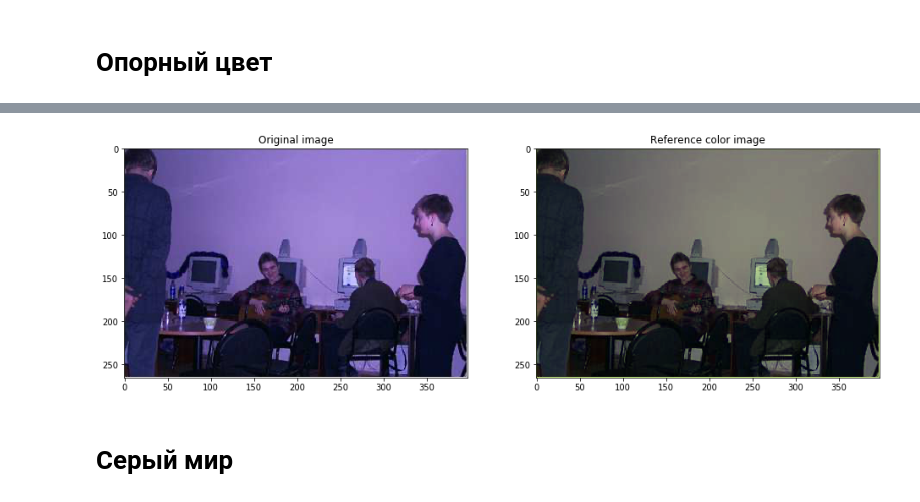
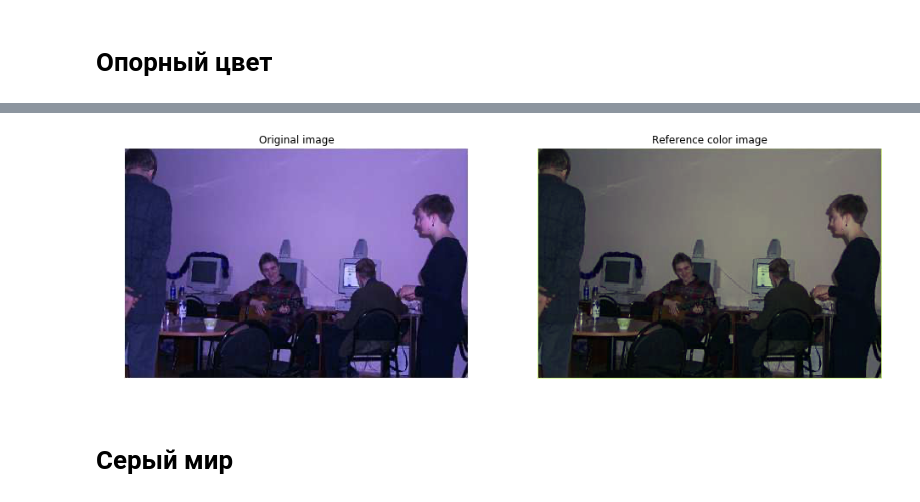
Before and after one commit to mezga-alex/Laboratory-work-SFedU, a Jupyter notebook: Computer Vision/Lab-2-luminance-transformations/Mezga_luminance_transformations.ipynb, the cells around one changed output, grey strips where cells are left out. Cells and saved outputs as stored; diff of their text form; code cells hidden in the pictures.

```diff
--- a/Computer Vision/Lab-2-luminance-transformations/Mezga_luminance_transformations.ipynb
+++ b/Computer Vision/Lab-2-luminance-transformations/Mezga_luminance_transformations.ipynb
@@ -14,8 +28,8 @@ Enter reference image path: ref.png
 orig_image = np.asarray(orig_img_pil)
 ref_image = np.asarray(ref_img_pil)
 # %%
-def normilize_image(np_img):
-    return (np_img-np_img.min()) / (np_img.max() - np_img.min())
+def normilize_image(np_img, mul_const=1.0):
+    return mul_const * (np_img-np_img.min()) / (np_img.max() - np_img.min())
 # %% [markdown]
 # Опорный цвет
 # %%
@@ -77,19 +83,10 @@ Original RGB = (133, 108, 193)
 Reference RGB = (233, 224, 222)
 # %%
 reference_color_img = reference_color(orig_image, RGB_orig_color, RGB_ref_color)
-# %%
-fig=plt.figure(figsize=(16, 8))
-fig.add_subplot(1, 2, 1)
-plt.imshow(orig_image)
-plt.title('Original image')
-
-fig.add_subplot(1, 2, 2)
-plt.imshow(reference_color_img)
-plt.title('Reference color image')
-
-plt.show()
-# %% [output]
-[figure, removed]
+# %%
+show_two_images((orig_image, reference_color_img),title_arr=('Original image', 'Reference color image'))
+# %% [output]
+[figure, added]
 # %% [markdown]
 # Серый мир
 # %%
```
Also changed, not shown: parts of 20 cells of this notebook, 1 other file.
